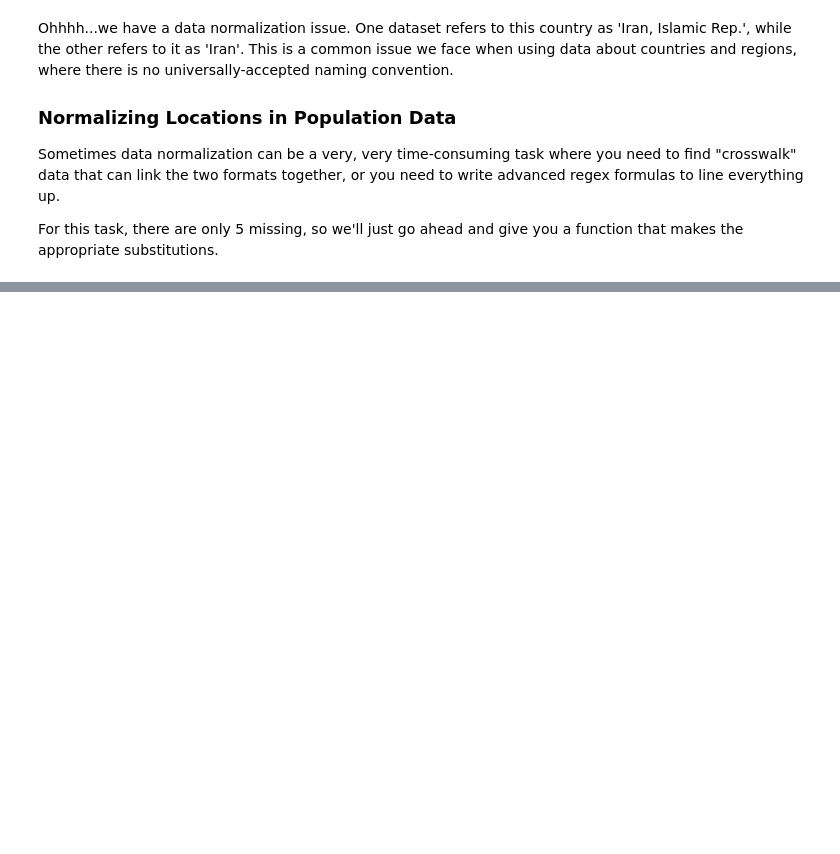
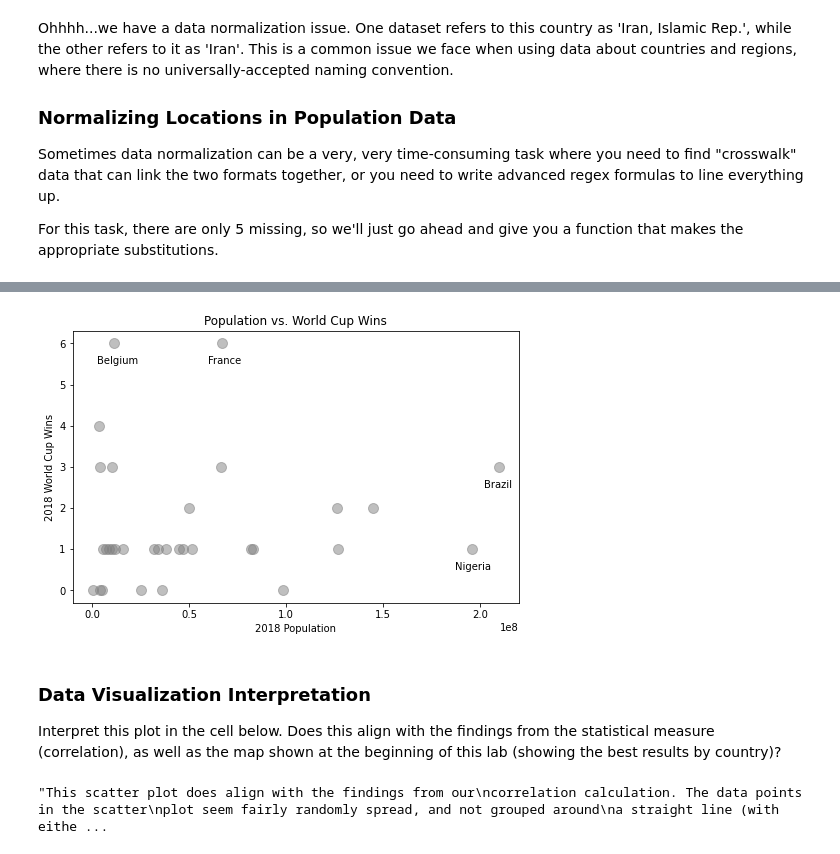
Before and after one commit to GraceMwende/dsc-data-serialization-lab, a Jupyter notebook: cumulativelab(wk 3).ipynb, the cells around one changed output, grey strips where cells are left out. Cells and saved outputs as stored; diff of their text form; code cells hidden in the pictures; blank space fills up the shorter version.

```diff
--- a/cumulativelab(wk 3).ipynb
+++ b/cumulativelab(wk 3).ipynb
@@ -863,0 +1022,66 @@ Uruguay {'wins': 4}
+# %%
+# Set up figure
+fig, ax = plt.subplots(figsize=(8, 5))
+
+# Basic scatter plot
+ax.scatter(x=populations, y=wins, color="gray", alpha=0.5, s=100)
+ax.set_xlabel("2018 Population")
+ax.set_ylabel("2018 World Cup Wins")
+ax.set_title("Population vs. World Cup Wins")
+
+highlighted_points = {
+    "Belgium": 2,  # Numbers are the index of that
+    "Brazil": 3,  # country in populations & wins
+    "France": 10,
+    "Nigeria": 17,
+}
+for country, index in highlighted_points.items():
+    # Get x and y position of data point
+    x = populations[index]
+    y = wins[index]
+    # Move each point slightly down and to the left
+    # (numbers were chosen by manually tweaking)
+    xtext = x - (1.25e6 * len(country))
+    ytext = y - 0.5
+    # Annotate with relevant arguments
+    ax.annotate(text=country, xy=(x, y), xytext=(xtext, ytext))
+# %% [output]
+[figure, added]
+# %% [markdown]
+### Data Visualization Interpretation
+Interpret this plot in the cell below. Does this align with the findings from the statistical measure (correlation), as well as the map shown at the beginning of this lab (showing the best results by country)?
+# %%
+'''This scatter plot does align with the findings from our
+correlation calculation. The data points in the scatter
+plot seem fairly randomly spread, and not grouped around
+a straight line (with either a positive or a negative slope).
+
+The annotations help us to see that the largest number of
+wins were from countries with relatively small populations,
+that the countries with the largest populations had relatively
+few wins, and that many of the countries involved had small
+populations as well as few wins.
+
+Overall, this aligns well with the map at the beginning of
+the lab, which shows both large and small countries with both
+strong and weak performance. One important thing to note is
+that our dataset was about the 2018 World Cup in particular,
+but this map includes more data, so we can see that Brazil
+(the largest country by population in the 2018 World Cup)
+has been the World Cup champion before, even though their
+performance was worse than Belgium's or France's in this
+particular tournament.
+
+Some further notes:
+- Remember that correlation is not causation. Even though we
+  detected a weak positive correlation, that is not saying
+  that increasing the population of a country would necessarily
+  improve their World Cup performance.
+- At the same time, we have not *disproven* this causal link.
+  In later lessons we will introduce additional statistical
+  methods for detecting relationships between variables, but
+  even then we won't be able to confirm that two variables are
+  unrelated, we'll only be able to provide evidence that they
+  are related (or fail to provide that evidence).'''
+# %% [output]
+"This scatter plot does align with the findings from our\ncorrelation calculation. The data points in the scatter\nplot seem fairly randomly spread, and not grouped around\na straight line (with eithe ...
```
Also changed, not shown: parts of 28 cells of this notebook, 1 other file.
